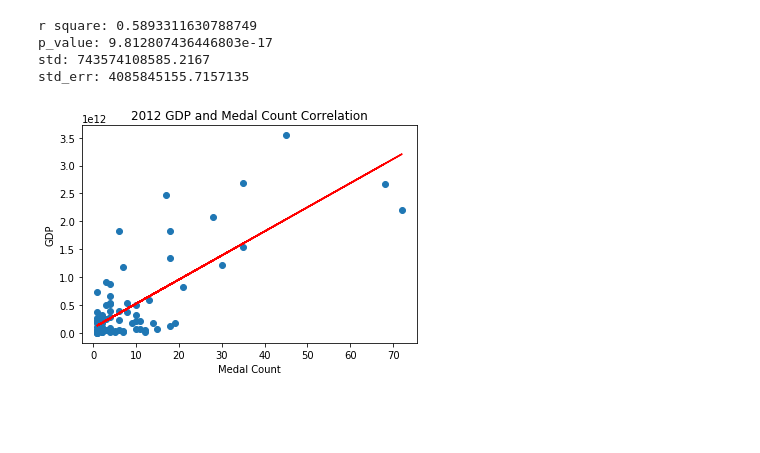
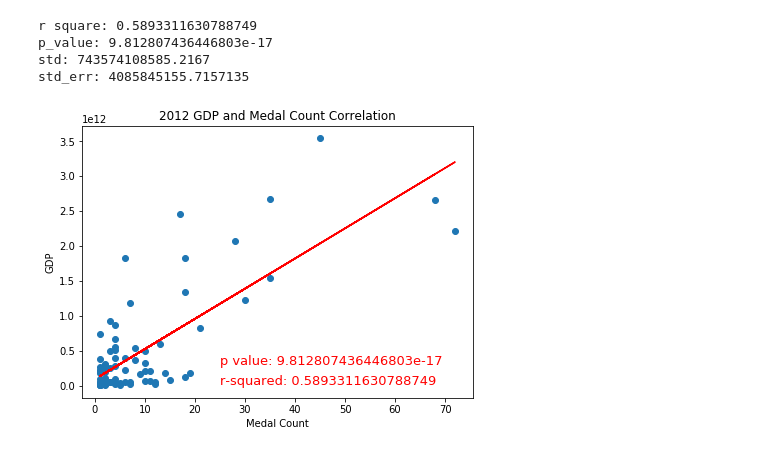
Before and after one commit to julia-claira/Olympic-Country-GDP, a Jupyter notebook: correlation.ipynb, the cells around one changed output. Drawn from its saved outputs; the diff is of its cells as text; code cells hidden in the pictures; blank space fills up the shorter version.

```diff
--- a/correlation.ipynb
+++ b/correlation.ipynb
@@ -79,12 +79,17 @@ std_err: 4085845155.7157135
 # %%
 #plot linregress against scatter plot
 x2=x*slope+intercept
+an1=f'p value: {p_value}'
+an2=f'r-squared: {r_value*r_value}'
 
+plt.figure(figsize=(7,5))
 plt.scatter(x,y)
 plt.title('2012 GDP and Medal Count Correlation')
 plt.xlabel('Medal Count')
 plt.ylabel('GDP')
 plt.plot(x,x2,'r')
+plt.annotate(an1,(25,300000000000),fontsize=13,color="red")
+plt.annotate(an2,(25,10000000000),fontsize=13,color="red")
 plt.show()
 # %% [output]
-[figure, old version]
+[figure, new version]
```
Also changed, not shown: parts of 1 cell of this notebook.
